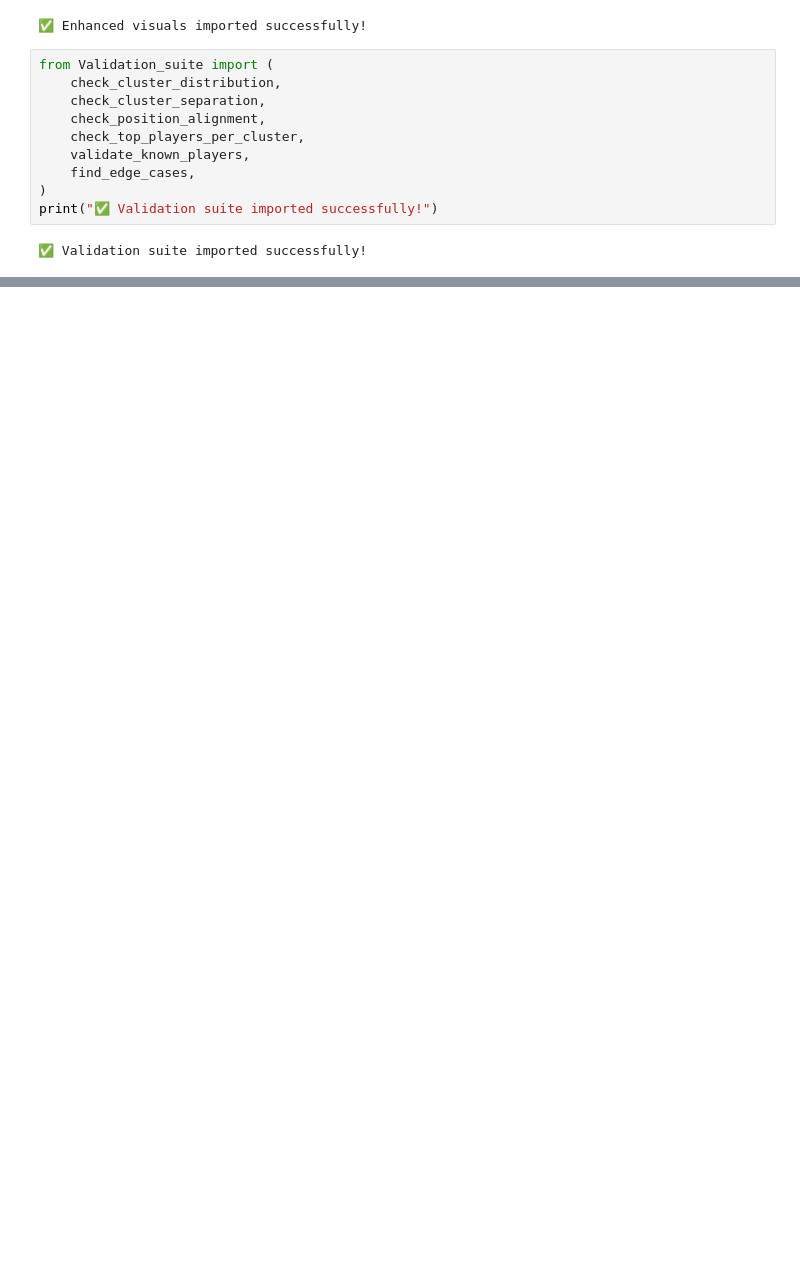
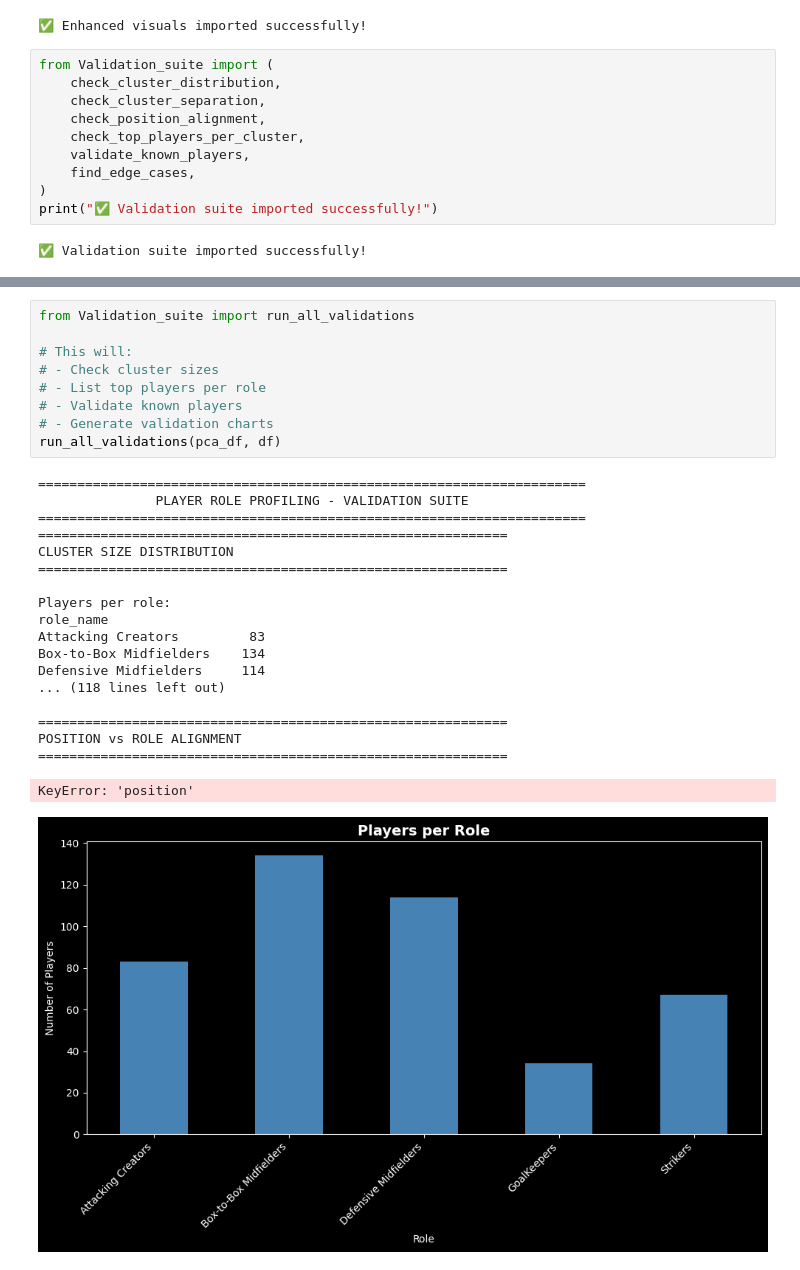
Before and after one commit to Matre5/player-role-profiler, a Jupyter notebook: notebooks/01_player_role_geometry.ipynb, the cells around one changed output, grey strips where cells are left out. Cells and saved outputs as stored; diff of their text form; blank space fills up the shorter version.

```diff
--- a/notebooks/01_player_role_geometry.ipynb
+++ b/notebooks/01_player_role_geometry.ipynb
@@ -1041,0 +1091,29 @@ create_radar_grid(radar_data, radar_features, role_labels)
+# %%
+from Validation_suite import run_all_validations
+
+# This will:
+# - Check cluster sizes
+# - List top players per role
+# - Validate known players
+# - Generate validation charts
+run_all_validations(pca_df, df)
+# %% [output]
+======================================================================
+               PLAYER ROLE PROFILING - VALIDATION SUITE
+======================================================================
+============================================================
+CLUSTER SIZE DISTRIBUTION
+============================================================
+
+Players per role:
+role_name
+Attacking Creators         83
+Box-to-Box Midfielders    134
+Defensive Midfielders     114
+... (118 lines left out)
+
+============================================================
+POSITION vs ROLE ALIGNMENT
+============================================================
+KeyError: 'position'
+[figure, added]
```
Also changed, not shown: parts of 10 cells of this notebook, 17 other files.
